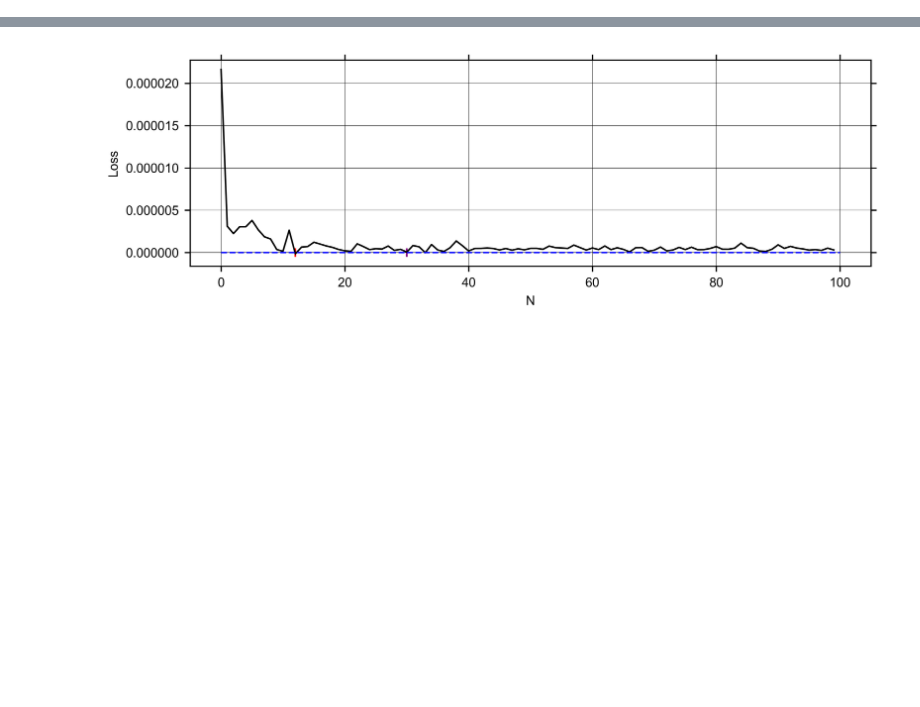
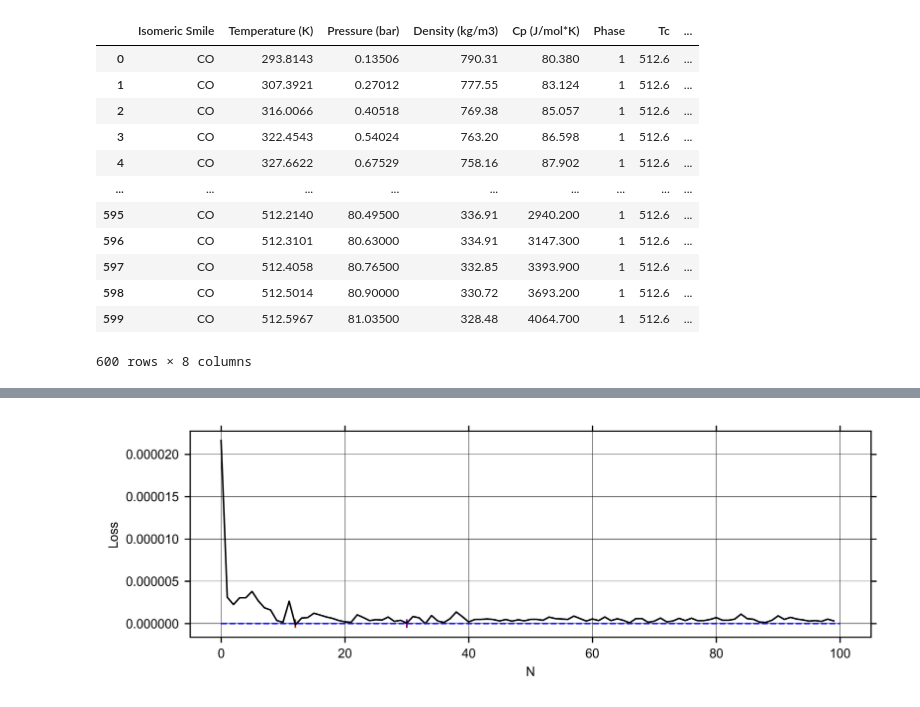
Before and after one commit to Zackary-Overend/MSc, a Jupyter notebook: Model_main.ipynb, the cells around one changed output, grey strips where cells are left out. Drawn from its saved outputs; the diff is of its cells as text; code cells hidden in the pictures; blank space fills up the shorter version.

```diff
--- a/Model_main.ipynb
+++ b/Model_main.ipynb
@@ -408,0 +415,16 @@ x_data, y_data = Load_data(path= path, file_name= load_data_file, CO= False, fin
+# %%
+liquid
+# %% [output]
+|  | Isomeric Smile | Temperature (K) | Pressure (bar) | Density (kg/m3) | Cp (J/mol*K) | Phase | Tc | ... |
+| 0 | CO | 293.8143 | 0.13506 | 790.31 | 80.380 | 1 | 512.6 | ... |
+| 1 | CO | 307.3921 | 0.27012 | 777.55 | 83.124 | 1 | 512.6 | ... |
+| 2 | CO | 316.0066 | 0.40518 | 769.38 | 85.057 | 1 | 512.6 | ... |
+| 3 | CO | 322.4543 | 0.54024 | 763.20 | 86.598 | 1 | 512.6 | ... |
+| 4 | CO | 327.6622 | 0.67529 | 758.16 | 87.902 | 1 | 512.6 | ... |
+| ... | ... | ... | ... | ... | ... | ... | ... | ... |
+| 595 | CO | 512.2140 | 80.49500 | 336.91 | 2940.200 | 1 | 512.6 | ... |
+| 596 | CO | 512.3101 | 80.63000 | 334.91 | 3147.300 | 1 | 512.6 | ... |
+| 597 | CO | 512.4058 | 80.76500 | 332.85 | 3393.900 | 1 | 512.6 | ... |
+| 598 | CO | 512.5014 | 80.90000 | 330.72 | 3693.200 | 1 | 512.6 | ... |
+| 599 | CO | 512.5967 | 81.03500 | 328.48 | 4064.700 | 1 | 512.6 | ... |
+600 rows × 8 columns
```
Also changed, not shown: parts of 4 cells of this notebook, 1 other file.
